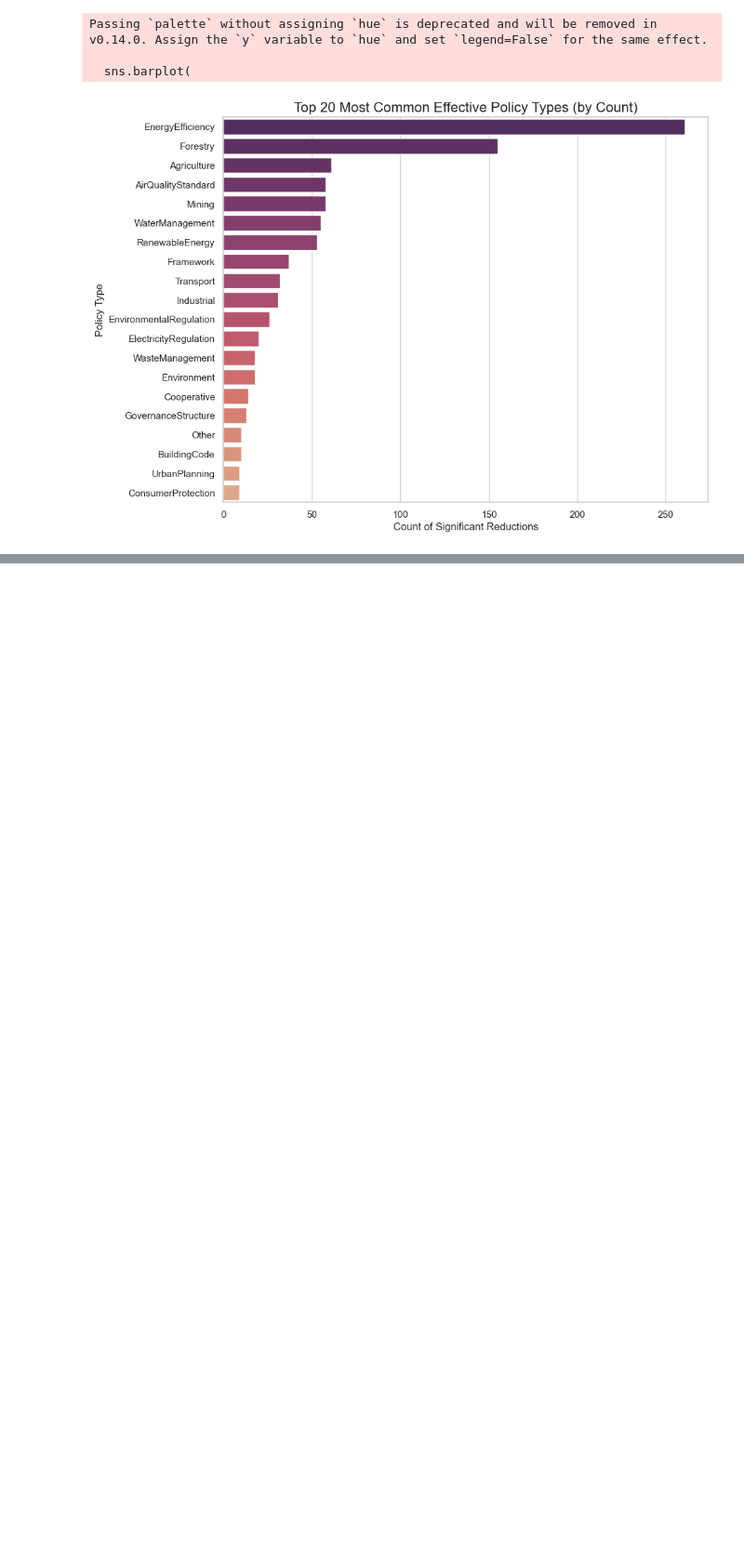
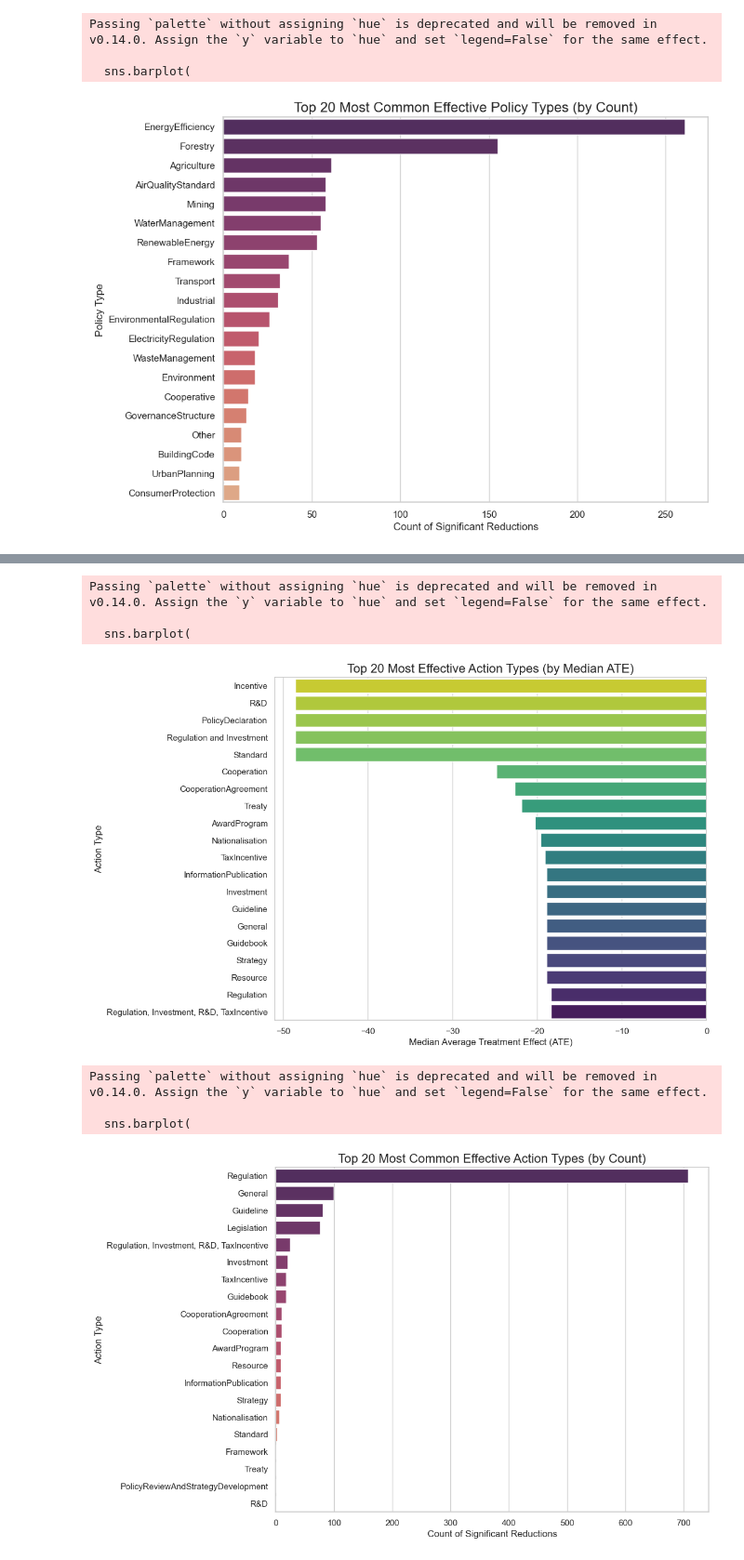
Before and after one commit to Viraj281105/ClimateX, a Jupyter notebook: notebooks/6_Analyze_Impact_Results.ipynb, the cells around one changed output, grey strips where cells are left out. Shown at 93% size. Saved outputs shown, nothing was run; the diff lists cells and outputs as text; code cells hidden in the pictures; blank space fills up the shorter version.

```diff
--- a/notebooks/6_Analyze_Impact_Results.ipynb
+++ b/notebooks/6_Analyze_Impact_Results.ipynb
@@ -371,0 +423,40 @@ Passing `palette` without assigning `hue` is deprecated and will be removed in v
+# %%
+# --- 18. Visualize: Median ATE by Action Type ---
+# We already calculated 'median_ate_by_action' in Cell 7
+# Let's plot the top 20
+data_to_plot_action = median_ate_by_action.head(20)
+
+plt.figure(figsize=(10, 8))
+sns.barplot(
+    x=data_to_plot_action.values,
+    y=data_to_plot_action.index,
+    palette="viridis_r"
+)
+plt.title('Top 20 Most Effective Action Types (by Median ATE)', fontsize=16)
+plt.xlabel('Median Average Treatment Effect (ATE)', fontsize=12)
+plt.ylabel('Action Type', fontsize=12)
+plt.show()
+
+# --- 19. Visualize: Count of Effective Action Types ---
+# We use the 'df_merged_broad' dataframe
+count_to_plot_action = df_merged_broad['action_type'].value_counts().head(20)
+
+plt.figure(figsize=(10, 8))
+sns.barplot(
+    x=count_to_plot_action.values,
+    y=count_to_plot_action.index,
+    palette="flare_r"
+)
+plt.title('Top 20 Most Common Effective Action Types (by Count)', fontsize=16)
+plt.xlabel('Count of Significant Reductions', fontsize=12)
+plt.ylabel('Action Type', fontsize=12)
+plt.show()
+# %% [output]
+Passing `palette` without assigning `hue` is deprecated and will be removed in v0.14.0. Assign the `y` variable to `hue` and set `legend=False` for the same effect.
+
+  sns.barplot(
+[figure, added]
+Passing `palette` without assigning `hue` is deprecated and will be removed in v0.14.0. Assign the `y` variable to `hue` and set `legend=False` for the same effect.
+
+  sns.barplot(
+[figure, added]
```
Also changed, not shown: parts of 3 cells of this notebook.
